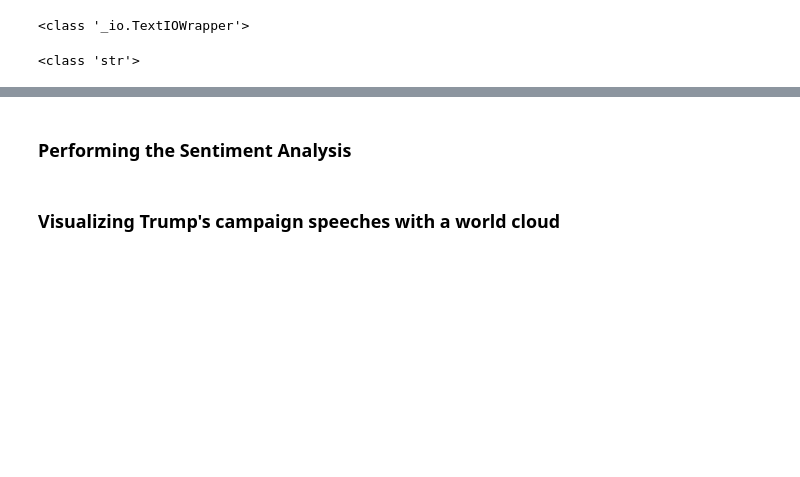
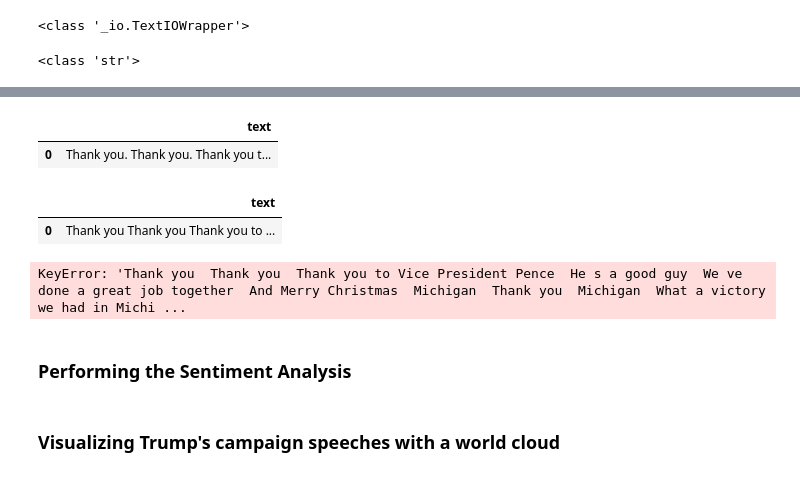
Before and after one commit to davidtstill/Trump_speech_NLP, a Jupyter notebook: trump_speech_python_file.ipynb, the cells around one changed output, grey strips where cells are left out. Saved outputs shown, nothing was run; the diff lists cells and outputs as text; code cells hidden in the pictures; blank space fills up the shorter version.

```diff
--- a/trump_speech_python_file.ipynb
+++ b/trump_speech_python_file.ipynb
@@ -38,3 +38,11 @@ with open('speeches_combined.txt', 'r', encoding="utf-8") as speeches_combined:
 print(type(speeches_string))
 # %% [output]
 <class 'str'>
+# %%
+import pandas as pd
+from pathlib import Path
+
+file_path = Path('speeches/BattleCreekDec19_2019.txt')
+
+df = pd.read_csv(file_path, header=None)
+df.head()
@@ -41,3 +53,22 @@ print(type(speeches_string))
+# %%
+text = pd.read_csv(file_path, sep='\n', header=None)[0].str.cat()
+df1 = pd.DataFrame([text], columns=['text'])
+df1
+# %% [output]
+|  | text |
+| 0 | Thank you. Thank you. Thank you t... |
+# %%
+df1.replace("[^a-zA-Z]"," ",regex=True, inplace=True)
+df1.head()
+# %% [output]
+|  | text |
+| 0 | Thank you Thank you Thank you to ... |
+# %%
+speech = ' '.join(str(x) for x in data.iloc[0])
+new_df = df[speech]
+new_df
+# %% [output]
+KeyError: 'Thank you  Thank you  Thank you to Vice President Pence  He s a good guy  We ve done a great job together  And Merry Christmas  Michigan  Thank you  Michigan  What a victory we had in Michi ...
 # %% [markdown]
 ### Performing the Sentiment Analysis
 # %%
```
Also changed, not shown: parts of 1 cell of this notebook.
